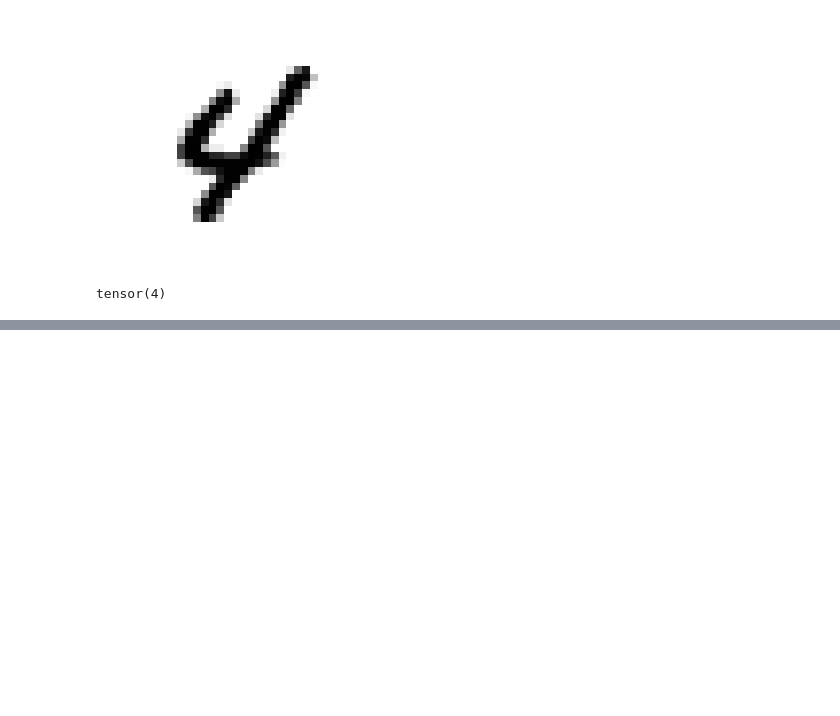
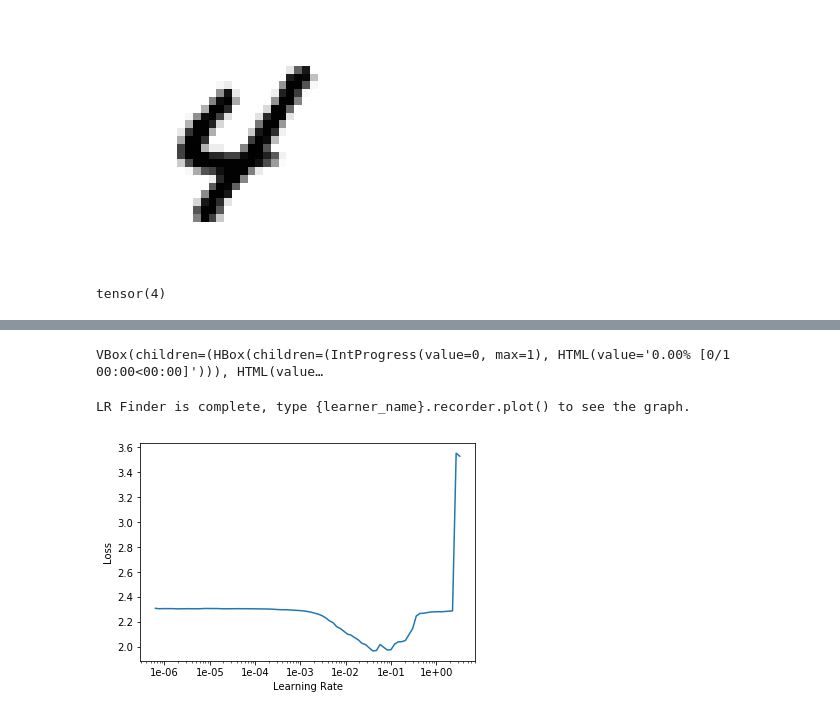
Before and after one commit to fredguth/ML_lesson, a Jupyter notebook: helloMNIST.ipynb, the cells around one changed output, grey strips where cells are left out. Saved outputs shown, nothing was run; the diff lists cells and outputs as text; code cells hidden in the pictures; blank space fills up the shorter version.

```diff
--- a/helloMNIST.ipynb
+++ b/helloMNIST.ipynb
@@ -86,2 +75,0 @@ valid = torch.utils.data.TensorDataset(X_valid, y_valid)
-# %%
-data = ImageDataBunch.create(train_ds = train, valid_ds=valid)
@@ -91,0 +106,21 @@ data = ImageDataBunch.create(train_ds = train, valid_ds=valid)
+# %%
+net = nn.Sequential(
+    nn.Linear(28*28, 100),
+    nn.ReLU(),
+    nn.Linear(100, 100),
+    nn.ReLU(),
+    nn.Linear(100, 16),
+    nn.ReLU(),
+    nn.Linear(16, 10)
+).cuda()
+# %%
+learn = Learner(data=data, model=net, loss_func=loss_function, metrics=metrics)
+# %%
+learn.lr_find()
+# %% [output]
+VBox(children=(HBox(children=(IntProgress(value=0, max=1), HTML(value='0.00% [0/1 00:00<00:00]'))), HTML(value…
+LR Finder is complete, type {learner_name}.recorder.plot() to see the graph.
+# %%
+learn.recorder.plot()
+# %% [output]
+[figure, added]
```
Also changed, not shown: parts of 18 cells of this notebook, 2 other files.
